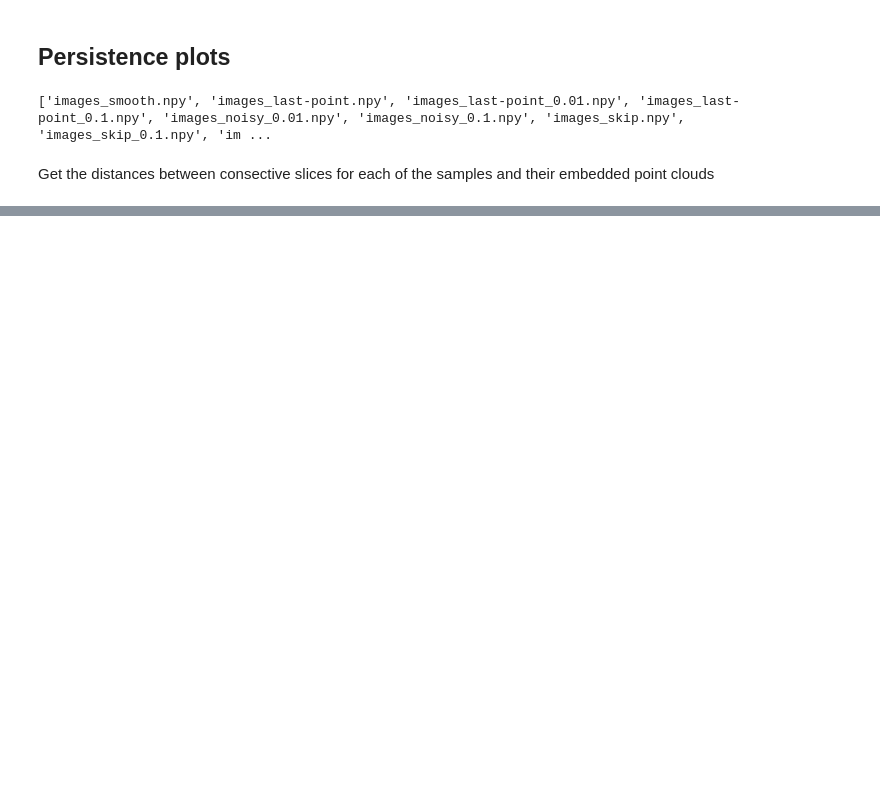
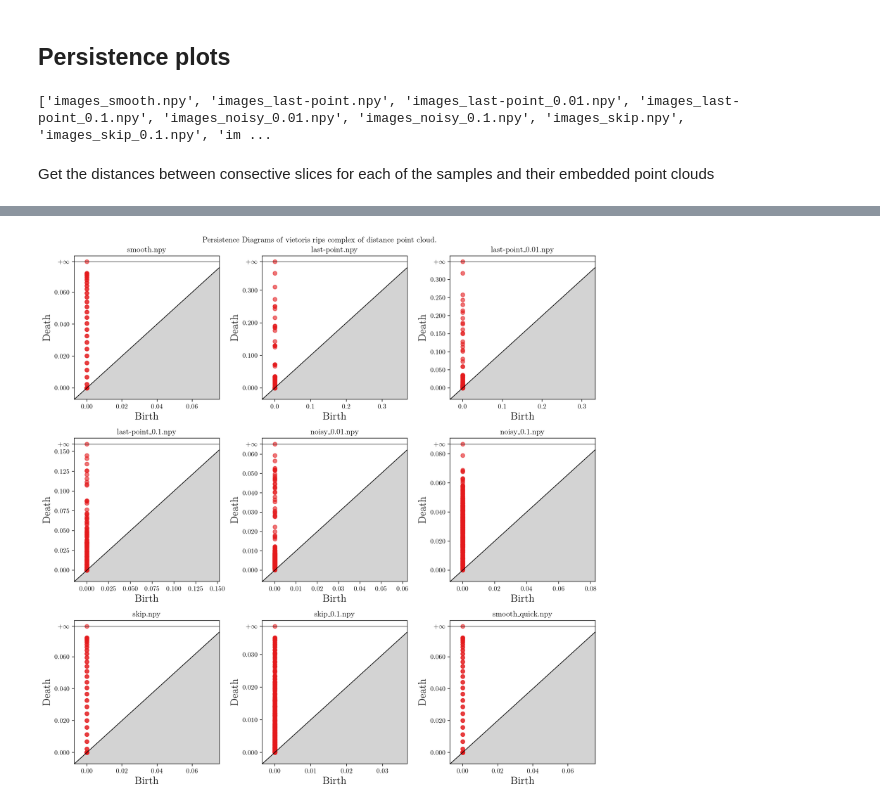
Before and after one commit to janfsenge/Knee_joint_simulation, a Jupyter notebook: knee_joints.ipynb, the cells around one changed output, grey strips where cells are left out. Saved outputs shown, nothing was run; the diff lists cells and outputs as text; code cells hidden in the pictures; blank space fills up the shorter version.

```diff
--- a/knee_joints.ipynb
+++ b/knee_joints.ipynb
@@ -301,23 +316,25 @@ fig.savefig('plots/VR_timedelay.png')
 # %%
-fig, ax_list = create_fig(len(samples_all))
+fig, ax_list = create_fig(samples_all)
 
 for k, txt, points_plot in samples_all:
     dist_mat = np.zeros([len(points_plot), len(points_plot)])
     for i in range(len(points_plot)):
         for j in range(i+1, len(points_plot)):
             dist_mat[i, j] = np.linalg.norm(points_plot[i] - points_plot[j])
             dist_mat[j, i] = dist_mat[i, j]
 
     acX = gd.RipsComplex(distance_matrix=dist_mat).create_simplex_tree()
     dgmX = acX.persistence()
     gd.plot_persistence_diagram(dgmX, axes=ax_list[k])
 
     ax_list[k].set_title(txt)
 
 for i in range(len(samples_all), len(ax_list)):
     ax_list[i].remove()
 
 fig.suptitle('Persistence Diagrams of vietoris rips complex'
              + ' of distance point cloud.')
 fig.tight_layout()
 fig.savefig('plots/VR_pwDistances.png')
+# %% [output]
+[figure, added]
```
Also changed, not shown: parts of 12 cells of this notebook, 9 other files.
